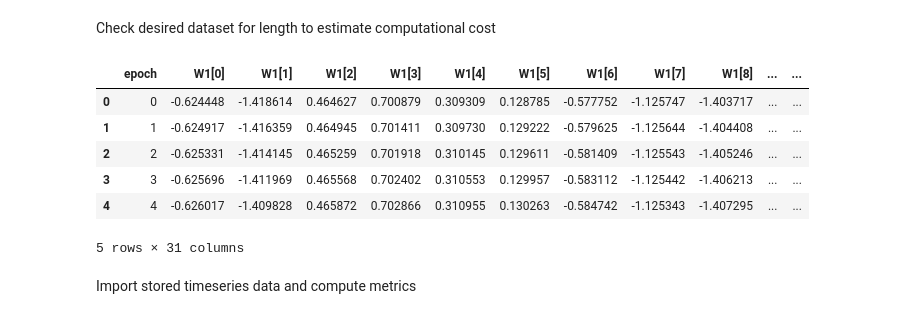
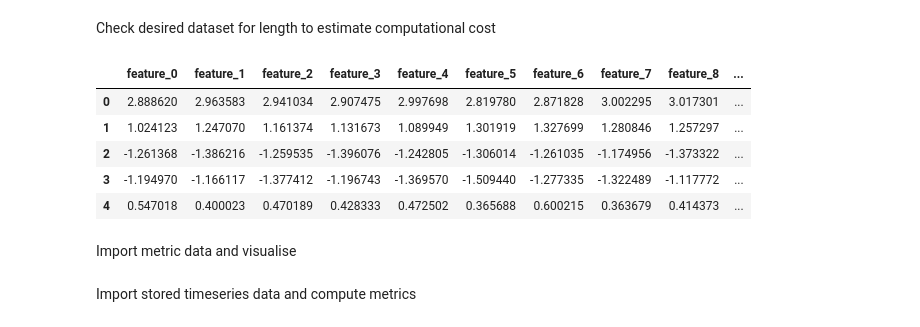
Before and after one commit to cyrilrommens/PhD_2, a Jupyter notebook: Metric_computation.ipynb, the cells around one changed output. Drawn from its saved outputs; the diff is of its cells as text; code cells hidden in the pictures.

```diff
--- a/Metric_computation.ipynb
+++ b/Metric_computation.ipynb
@@ -126,22 +126,23 @@ def compute_averages(metric):
 Check desired dataset for length to estimate computational cost
 # %%
 # Define the directory path (use raw string or double backslashes for Windows paths)
-directory = r'Data\Perceptron_data'
+directory = r'Data\Artificial_data\Redundant_timeseries'
 
 # Use glob to get all CSV file paths
 csv_files = glob.glob(os.path.join(directory, '*.csv'))
 
 df = pd.read_csv(csv_files[0])
 
 df.head()
 # %% [output]
-|  | epoch | W1[0] | W1[1] | W1[2] | W1[3] | W1[4] | W1[5] | W1[6] | W1[7] | W1[8] | ... | ... |
-| 0 | 0 | -0.624448 | -1.418614 | 0.464627 | 0.700879 | 0.309309 | 0.128785 | -0.577752 | -1.125747 | -1.403717 | ... | ... |
-| 1 | 1 | -0.624917 | -1.416359 | 0.464945 | 0.701411 | 0.309730 | 0.129222 | -0.579625 | -1.125644 | -1.404408 | ... | ... |
-| 2 | 2 | -0.625331 | -1.414145 | 0.465259 | 0.701918 | 0.310145 | 0.129611 | -0.581409 | -1.125543 | -1.405246 | ... | ... |
-| 3 | 3 | -0.625696 | -1.411969 | 0.465568 | 0.702402 | 0.310553 | 0.129957 | -0.583112 | -1.125442 | -1.406213 | ... | ... |
-| 4 | 4 | -0.626017 | -1.409828 | 0.465872 | 0.702866 | 0.310955 | 0.130263 | -0.584742 | -1.125343 | -1.407295 | ... | ... |
+|  | feature_0 | feature_1 | feature_2 | feature_3 | feature_4 | feature_5 | feature_6 | feature_7 | feature_8 | ... |
+| 0 | 2.888620 | 2.963583 | 2.941034 | 2.907475 | 2.997698 | 2.819780 | 2.871828 | 3.002295 | 3.017301 | ... |
+| 1 | 1.024123 | 1.247070 | 1.161374 | 1.131673 | 1.089949 | 1.301919 | 1.327699 | 1.280846 | 1.257297 | ... |
+| 2 | -1.261368 | -1.386216 | -1.259535 | -1.396076 | -1.242805 | -1.306014 | -1.261035 | -1.174956 | -1.373322 | ... |
+| 3 | -1.194970 | -1.166117 | -1.377412 | -1.196743 | -1.369570 | -1.509440 | -1.277335 | -1.322489 | -1.117772 | ... |
+| 4 | 0.547018 | 0.400023 | 0.470189 | 0.428333 | 0.472502 | 0.365688 | 0.600215 | 0.363679 | 0.414373 | ... |
-5 rows × 31 columns
+# %% [markdown]
+Import metric data and visualise
 # %% [markdown]
 Import stored timeseries data and compute metrics
 # %%
```
Also changed, not shown: parts of 3 cells of this notebook, 9 other files.
